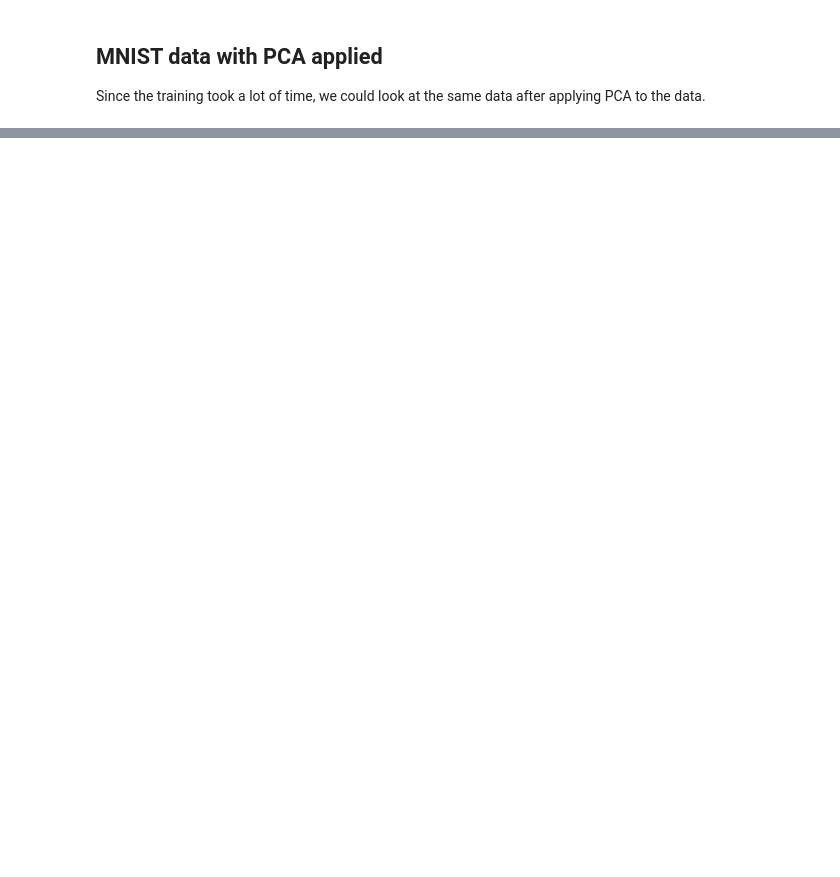
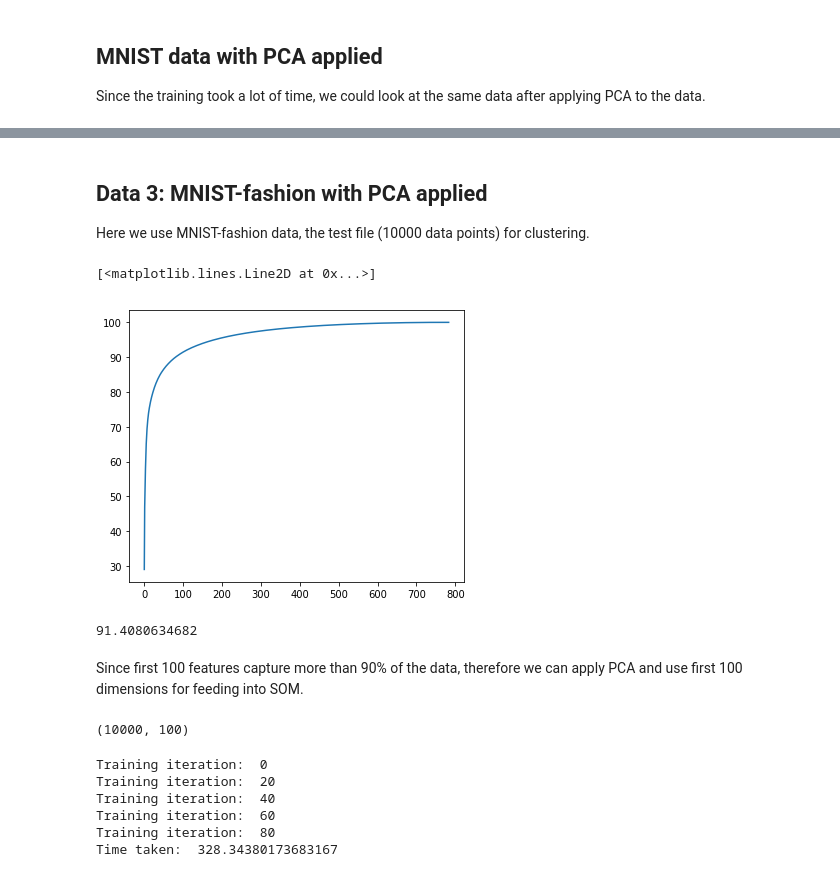
Before and after one commit to neha-arora-root/The_Math_Of_Intelligence, a Jupyter notebook: week4/SelfOrganizingMaps.ipynb, the cells around one changed output, grey strips where cells are left out. Saved outputs shown, nothing was run; the diff lists cells and outputs as text; code cells hidden in the pictures; blank space fills up the shorter version.

```diff
--- a/week4/SelfOrganizingMaps.ipynb
+++ b/week4/SelfOrganizingMaps.ipynb
@@ -117,0 +192,61 @@ Since the training took a lot of time, we could look at the same data after appl
+# %% [markdown]
+## Data 3: MNIST-fashion with PCA applied
+
+Here we use MNIST-fashion data, the test file (10000 data points) for clustering.
+# %%
+test_data = np.genfromtxt('fashionmnist/fashion-mnist_test.csv', delimiter=",", skip_header=1)
+test_data = test_data[:,1:]
+rndperm = np.random.permutation(test_data.shape[0])
+X_rand2 = test_data[rndperm]
+
+pca = PCA()
+X2 = pca.fit_transform(X_rand2)
+
+vr2 = pca.explained_variance_ratio_
+var2 = np.cumsum(vr2)*100.0
+
+plt.figure(figsize = (6,5))
+plt.plot(var2)
+# %% [output]
+[<matplotlib.lines.Line2D at 0x...>]
+[figure, added]
+# %%
+print (var2[99])
+# %% [output]
+91.4080634682
+# %% [markdown]
+Since first 100 features capture more than 90% of the data, therefore we can apply PCA and use first 100 dimensions for feeding into SOM.
+# %%
+pca2 = PCA(n_components=100)
+X2_100 = pca2.fit_transform(X_rand2)
+print (X2_100.shape)
+# %% [output]
+(10000, 100)
+# %%
+start4 = time.time()
+
+# Hyperparameters
+map_w = 20
+map_h = 20
+map_dims = (map_w, map_h)
+data_dims = 100
+epochs = 100
+t_step = 1
+
+# Defining Map
+mnist_map2 = SelfOrganizingMaps(map_dims, data_dims, t_step, epochs)
+
+# Start Training
+mnist_map2.train(X2_100)
+
+indices2 = mnist_map2.get_best_indices(X2_100)
+
+end4 = time.time()
+print ("Time taken: ", end4-start4)
+# %% [output]
+Training iteration:  0
+Training iteration:  20
+Training iteration:  40
+Training iteration:  60
+Training iteration:  80
+Time taken:  328.34380173683167
```
Also changed, not shown: parts of 12 cells of this notebook, 3 other files.
